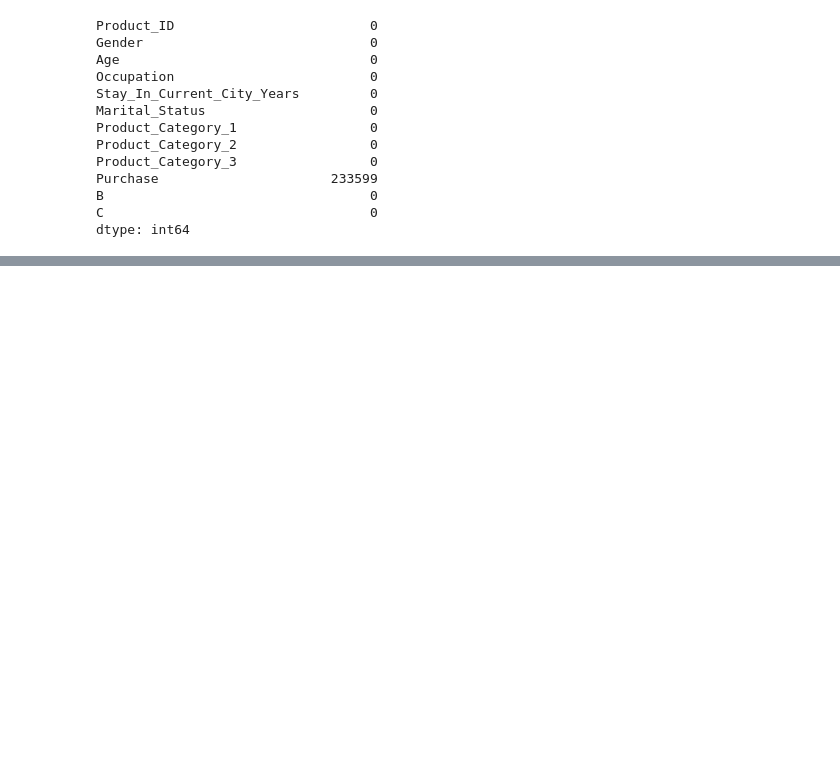
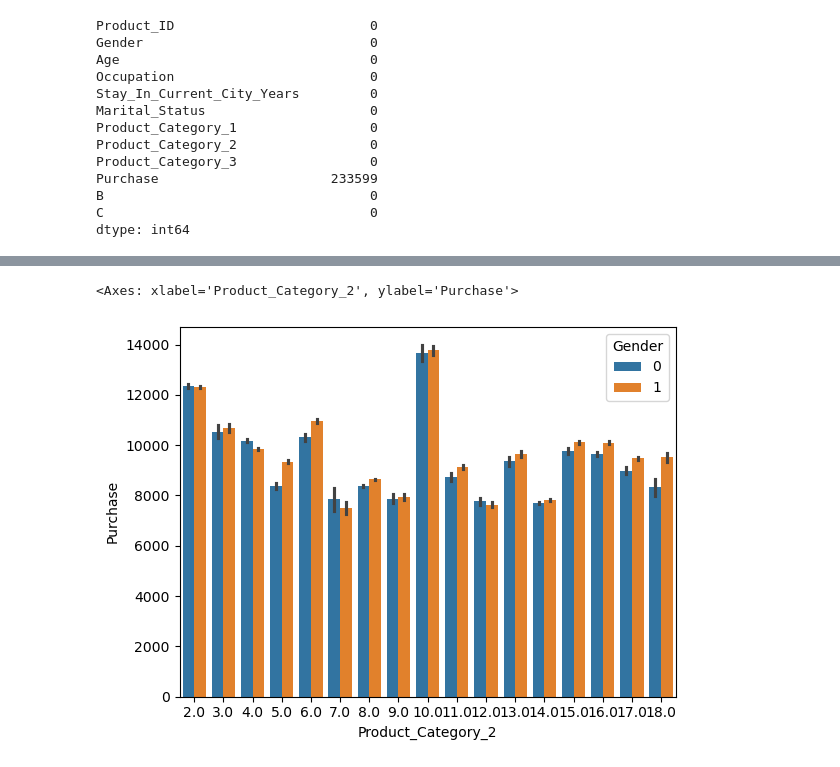
Before and after one commit to aks-ai/Black-Friday-EDA-and-Feature-Engineering-, a Jupyter notebook: black_friday_EDA_feature_engineering.ipynb, the cells around one changed output, grey strips where cells are left out. Cells and saved outputs as stored; diff of their text form; code cells hidden in the pictures; blank space fills up the shorter version.

```diff
--- a/black_friday_EDA_feature_engineering.ipynb
+++ b/black_friday_EDA_feature_engineering.ipynb
@@ -350,0 +446,6 @@ dtype: int64
+# %%
+# procuduct catergory 1 w.r.t. purchase
+sns.barplot(x = 'Product_Category_2', y = 'Purchase', data = df, hue = 'Gender')
+# %% [output]
+<Axes: xlabel='Product_Category_2', ylabel='Purchase'>
+[figure, added]
```
Also changed, not shown: parts of 23 cells of this notebook.
